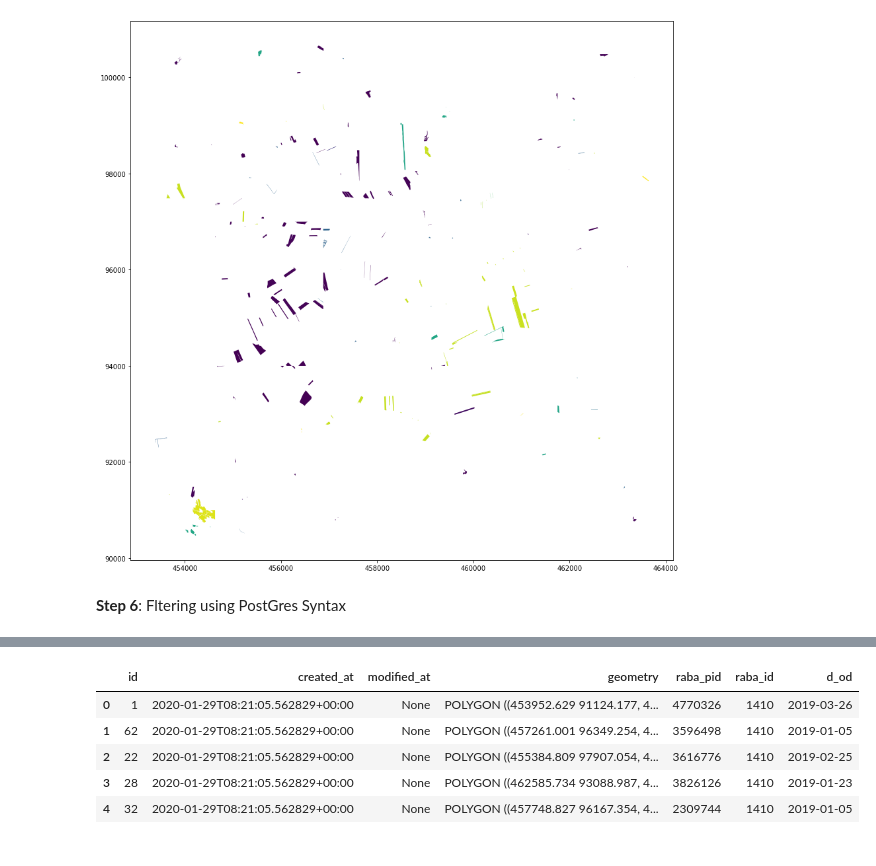
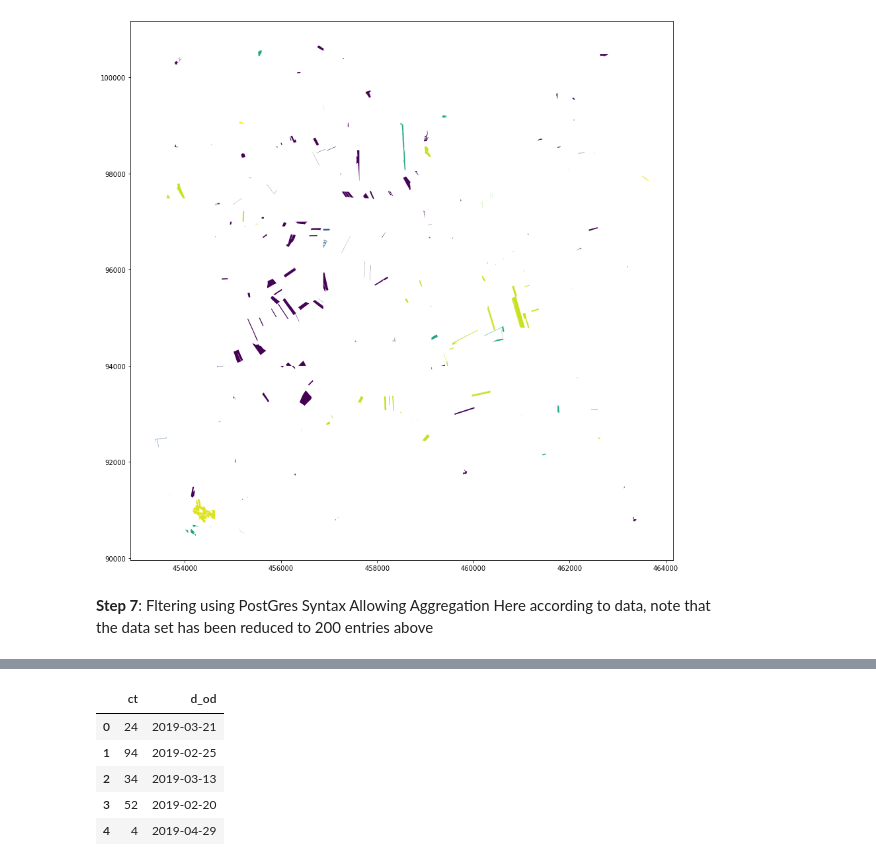
Before and after one commit to xcube-dev/xcube-geodb, a Jupyter notebook: notebooks/geodb_explore_datasets.ipynb, the cells around one changed output, grey strips where cells are left out. Saved outputs shown, nothing was run; the diff lists cells and outputs as text; code cells hidden in the pictures.

```diff
--- a/notebooks/geodb_explore_datasets.ipynb
+++ b/notebooks/geodb_explore_datasets.ipynb
@@ -26,0 +26,7 @@ geodb.whoami
+# %%
+# Use accordingly
+client_id=YourID
+client_secret=YourSecret
+geodb = GeoDBClient(client_id=client_id, client_secret=client_secret)
+geodb._server_url = "https://3.120.53.215.nip.io" # to be deleted once EDC authorisation is established
+geodb._auth_aud = "https://geodb.brockmann-consult.de" # to be deleted once EDC authorisation is established
@@ -102,9 +154,10 @@ gdf.plot(column="raba_pid", figsize=(15,15))
 # %% [output]
 <matplotlib.axes._subplots.AxesSubplot at 0x...>
 [figure]
-# %% [markdown]
-__Step 6__: Fltering using PostGres Syntax
+# %% [markdown]
+__Step 7__: Fltering using PostGres Syntax Allowing Aggregation
+Here according to data, note that the data set has been reduced to 200 entries above
 # %%
-gdf = geodb.get_collection_pg(collection='land_use', where='raba_id=1410')
-gdf.head()
+df = geodb.get_collection_pg('land_use', namespace='geodb_admin', where='raba_id=1410', group='d_od', select='COUNT(d_od) as ct, d_od')
+df.head()
 # %% [output]
@@ -111,6 +169,6 @@ gdf.head()
-|  | id | created_at | modified_at | geometry | raba_pid | raba_id | d_od |
-| 0 | 1 | 2020-01-29T08:21:05.562829+00:00 | None | POLYGON ((453952.629 91124.177, 4... | 4770326 | 1410 | 2019-03-26 |
-| 1 | 62 | 2020-01-29T08:21:05.562829+00:00 | None | POLYGON ((457261.001 96349.254, 4... | 3596498 | 1410 | 2019-01-05 |
-| 2 | 22 | 2020-01-29T08:21:05.562829+00:00 | None | POLYGON ((455384.809 97907.054, 4... | 3616776 | 1410 | 2019-02-25 |
-| 3 | 28 | 2020-01-29T08:21:05.562829+00:00 | None | POLYGON ((462585.734 93088.987, 4... | 3826126 | 1410 | 2019-01-23 |
-| 4 | 32 | 2020-01-29T08:21:05.562829+00:00 | None | POLYGON ((457748.827 96167.354, 4... | 2309744 | 1410 | 2019-01-05 |
+|  | ct | d_od |
+| 0 | 24 | 2019-03-21 |
+| 1 | 94 | 2019-02-25 |
+| 2 | 34 | 2019-03-13 |
+| 3 | 52 | 2019-02-20 |
+| 4 | 4 | 2019-04-29 |
```
Also changed, not shown: parts of 31 cells of this notebook.
